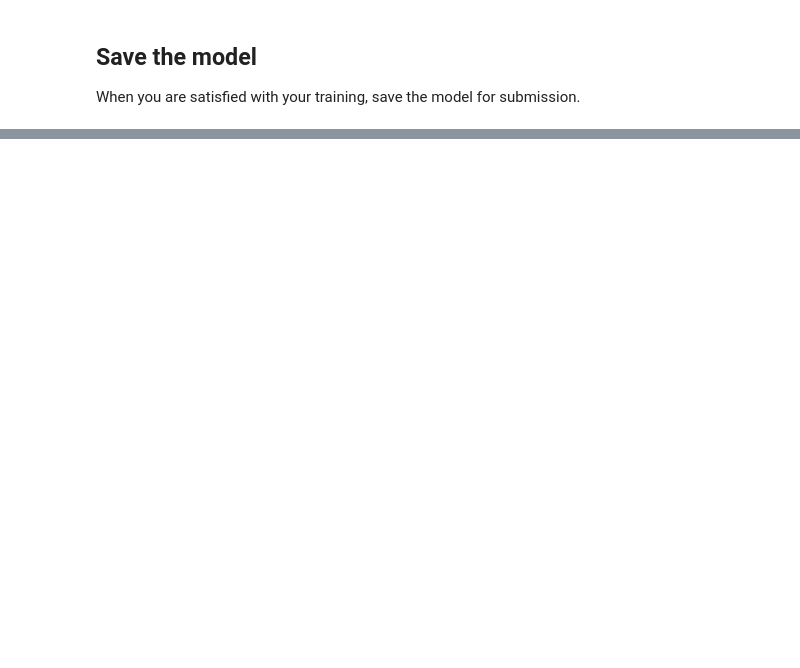
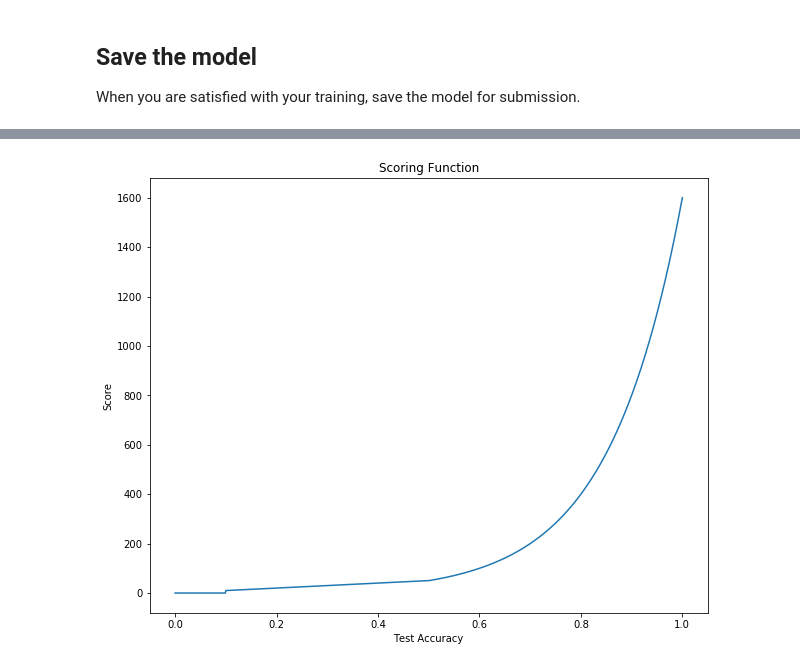
Before and after one commit to sytrus-in-github/dl4cvEx, a Jupyter notebook: DL4CV_Exercise3/4_semantic_segmentation.ipynb, the cells around one changed output, grey strips where cells are left out. Cells and saved outputs as stored; diff of their text form; code cells hidden in the pictures; blank space fills up the shorter version.

```diff
--- a/DL4CV_Exercise3/4_semantic_segmentation.ipynb
+++ b/DL4CV_Exercise3/4_semantic_segmentation.ipynb
@@ -87,0 +178,11 @@ model.save("models/segmentation_network.model")
+# %%
+from dl4cv.data_utils import scoring_function
+
+x = np.linspace(0, 1, num=1000)
+plt.plot(x, scoring_function(x, lin_exp_boundary=0.5, doubling_rate=0.1))
+plt.title('Scoring Function')
+plt.xlabel('Test Accuracy')
+plt.ylabel('Score')
+plt.show()
+# %% [output]
+[figure, added]
```
Also changed, not shown: parts of 8 cells of this notebook, 10 other files.
